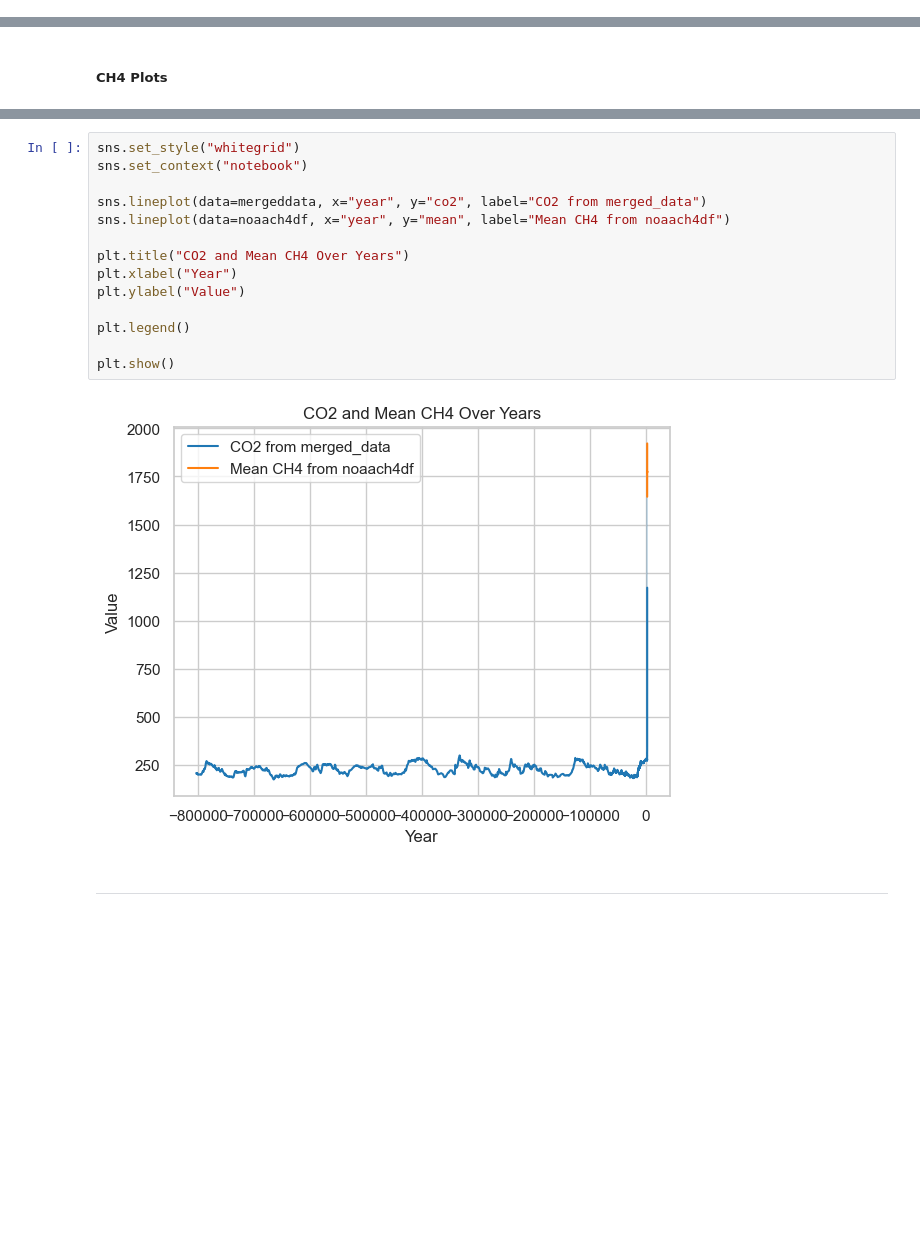
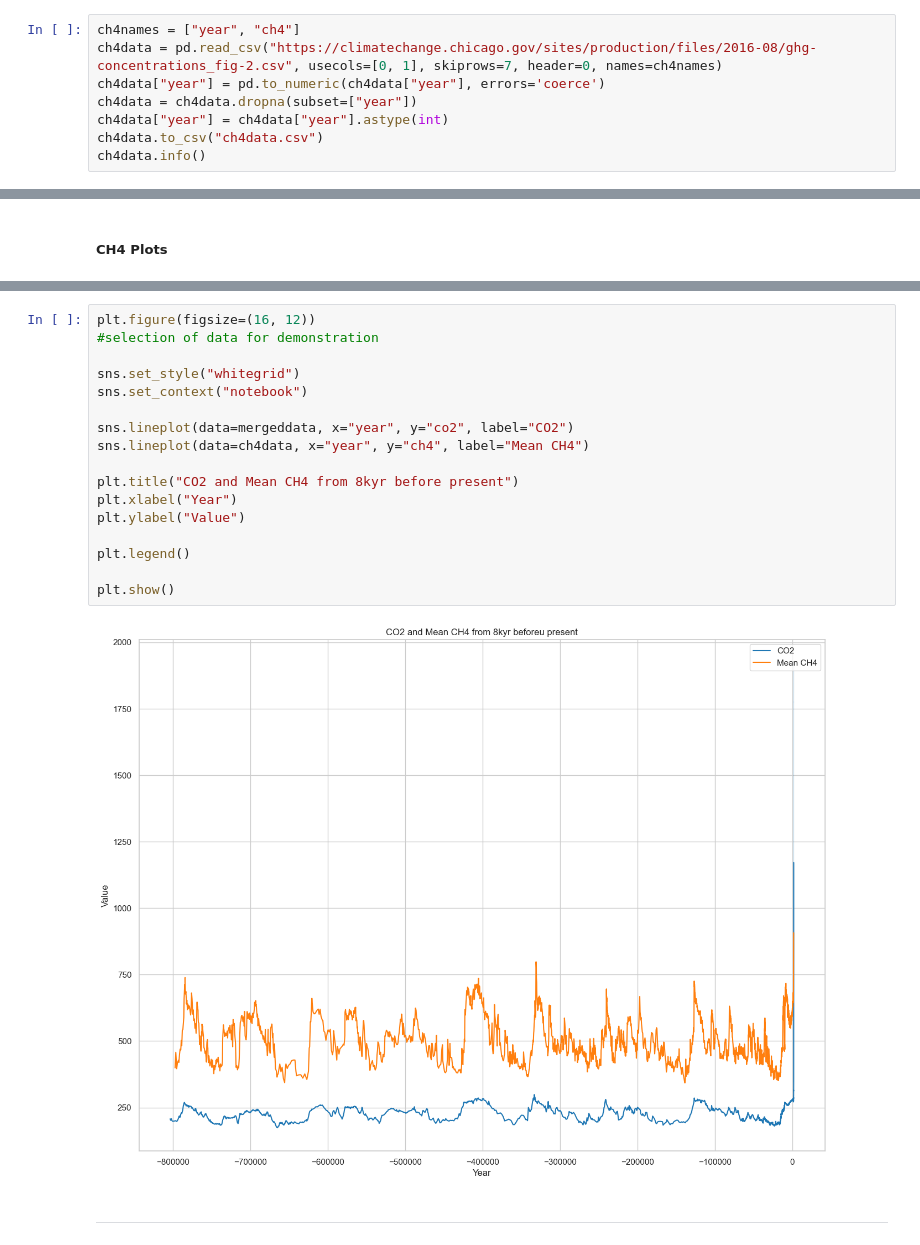
Before and after one commit to rebhanqui/programming-data-project-2, a Jupyter notebook: c02-v-temperature.ipynb, the cells around one changed output, grey strips where cells are left out. Saved outputs shown, nothing was run; the diff lists cells and outputs as text; blank space fills up the shorter version.

Commit message:
ch4 merged and plotted, co2 and ch4 comparison line plot added too

```diff
--- a/c02-v-temperature.ipynb
+++ b/c02-v-temperature.ipynb
@@ -254,0 +264,8 @@ ch4cols.to_csv("ch4epa.csv")
+# %%
+ch4names = ["year", "ch4"]
+ch4data = pd.read_csv("https://climatechange.chicago.gov/sites/production/files/2016-08/ghg-concentrations_fig-2.csv", usecols=[0, 1], skiprows=7, header=0, names=ch4names)
+ch4data["year"] = pd.to_numeric(ch4data["year"], errors='coerce')
+ch4data = ch4data.dropna(subset=["year"])
+ch4data["year"] = ch4data["year"].astype(int)
+ch4data.to_csv("ch4data.csv")
+ch4data.info()
@@ -346,19 +345,22 @@ plt.savefig("ch4levels2.png")
 # %%
+plt.figure(figsize=(16, 12))
+#selection of data for demonstration
+
 sns.set_style("whitegrid")
 sns.set_context("notebook")
 
-sns.lineplot(data=mergeddata, x="year", y="co2", label="CO2 from merged_data")
-sns.lineplot(data=noaach4df, x="year", y="mean", label="Mean CH4 from noaach4df")
+sns.lineplot(data=mergeddata, x="year", y="co2", label="CO2")
+sns.lineplot(data=ch4data, x="year", y="ch4", label="Mean CH4")
 
-plt.title("CO2 and Mean CH4 Over Years")
+plt.title("CO2 and Mean CH4 from 8kyr before present")
 plt.xlabel("Year")
 plt.ylabel("Value")
 
 plt.legend()
 
 plt.show()
 # %% [output]
-[figure, old version]
+[figure, new version]
 # %% [markdown]
 
 ---
```
Also changed, not shown: parts of 16 cells of this notebook, 8 other files.
